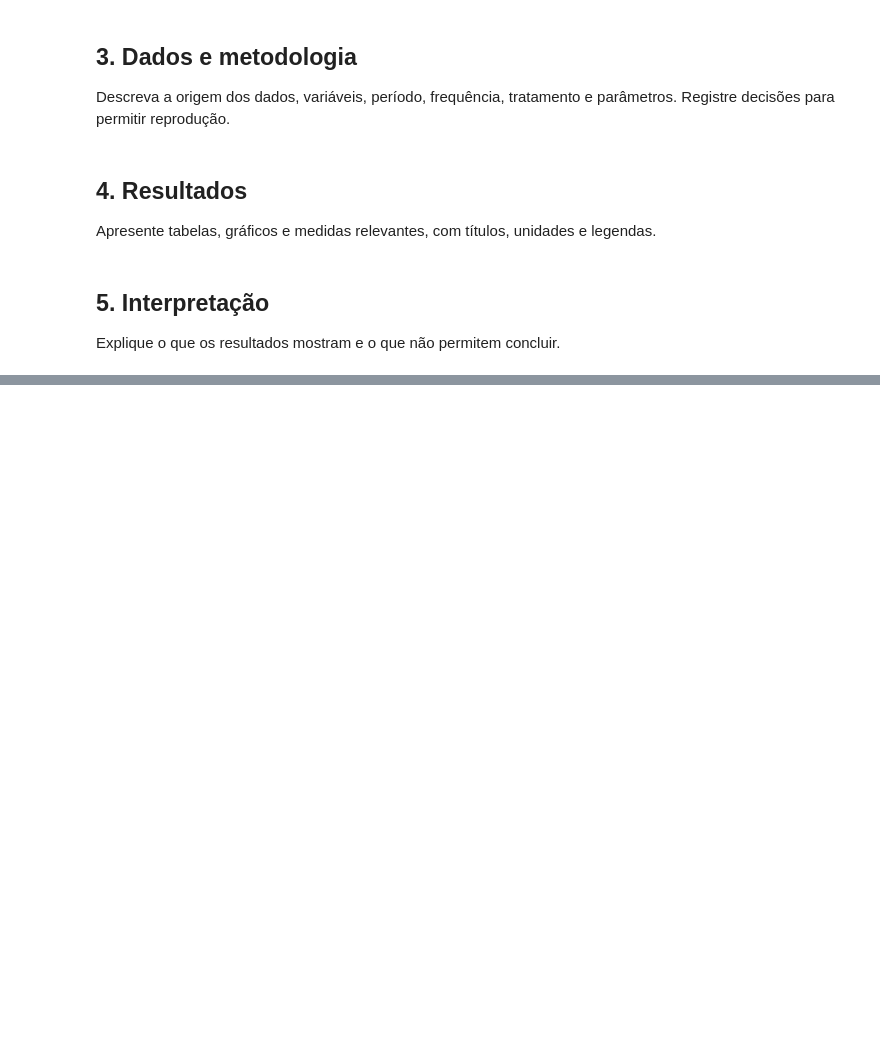
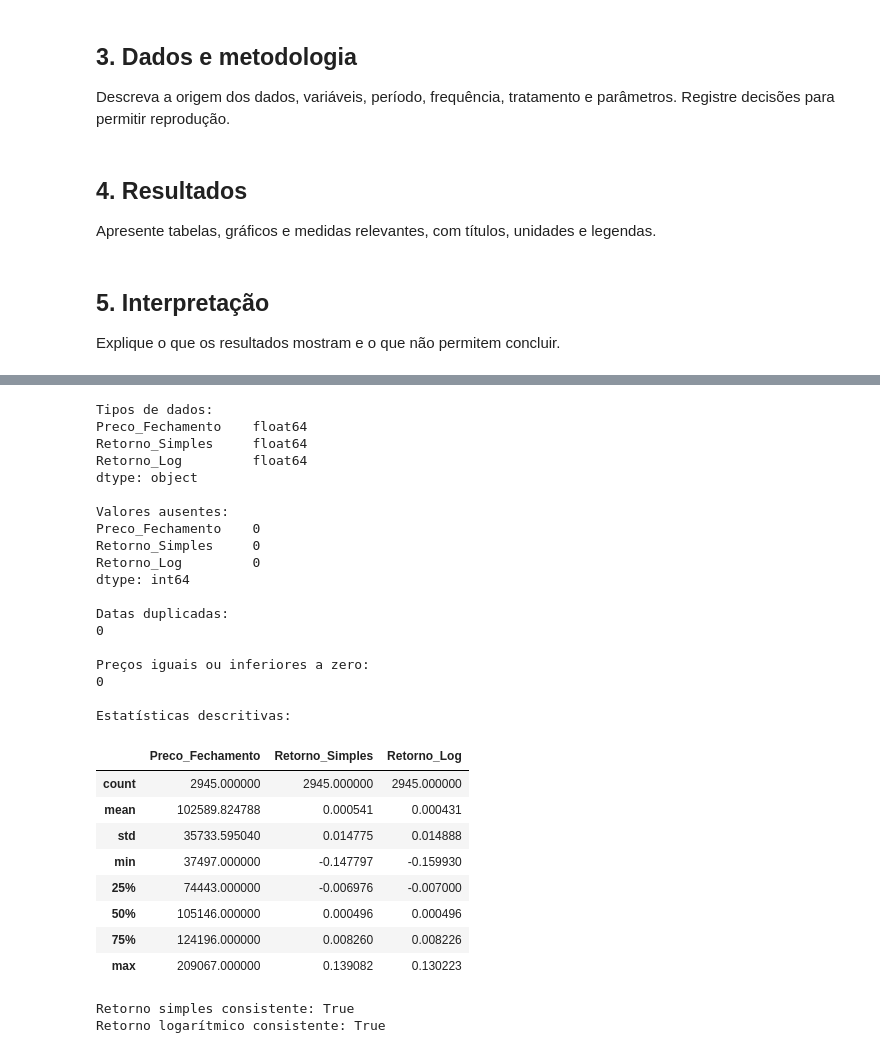
Before and after one commit to Raskonikov23/Statistical-Physics-Financial-Markets-main, a Jupyter notebook: notebooks/03_Analise_Exploratoria.ipynb, the cells around one changed output, grey strips where cells are left out. Drawn from its saved outputs; the diff is of its cells as text; code cells hidden in the pictures; blank space fills up the shorter version.

```diff
--- a/notebooks/03_Analise_Exploratoria.ipynb
+++ b/notebooks/03_Analise_Exploratoria.ipynb
@@ -28,0 +88,74 @@ Resumir os principais achados e indique a próxima etapa.
+# %%
+print("Tipos de dados:")
+print(dados.dtypes)
+
+print("\nValores ausentes:")
+print(dados.isna().sum())
+
+print("\nDatas duplicadas:")
+print(dados.index.duplicated().sum())
+
+print("\nPreços iguais ou inferiores a zero:")
+print((dados["Preco_Fechamento"] <= 0).sum())
+
+print("\nEstatísticas descritivas:")
+display(dados.describe())
+# %% [output]
+Tipos de dados:
+Preco_Fechamento    float64
+Retorno_Simples     float64
+Retorno_Log         float64
+dtype: object
+
+Valores ausentes:
+Preco_Fechamento    0
+Retorno_Simples     0
+Retorno_Log         0
+dtype: int64
+
+Datas duplicadas:
+0
+
+Preços iguais ou inferiores a zero:
+0
+
+Estatísticas descritivas:
+|  | Preco_Fechamento | Retorno_Simples | Retorno_Log |
+| count | 2945.000000 | 2945.000000 | 2945.000000 |
+| mean | 102589.824788 | 0.000541 | 0.000431 |
+| std | 35733.595040 | 0.014775 | 0.014888 |
+| min | 37497.000000 | -0.147797 | -0.159930 |
+| 25% | 74443.000000 | -0.006976 | -0.007000 |
+| 50% | 105146.000000 | 0.000496 | 0.000496 |
+| 75% | 124196.000000 | 0.008260 | 0.008226 |
+| max | 209067.000000 | 0.139082 | 0.130223 |
+# %%
+retorno_simples = (
+    dados["Preco_Fechamento"].pct_change()
+)
+
+retorno_log = np.log(
+    dados["Preco_Fechamento"] /
+    dados["Preco_Fechamento"].shift(1)
+)
+
+print(
+    "Retorno simples consistente:",
+    np.allclose(
+        dados["Retorno_Simples"].iloc[1:],
+        retorno_simples.iloc[1:],
+        equal_nan=True
+    )
+)
+
+print(
+    "Retorno logarítmico consistente:",
+    np.allclose(
+        dados["Retorno_Log"].iloc[1:],
+        retorno_log.iloc[1:],
+        equal_nan=True
+    )
+)
+# %% [output]
+Retorno simples consistente: True
+Retorno logarítmico consistente: True
```
Also changed, not shown: parts of 10 cells of this notebook.
